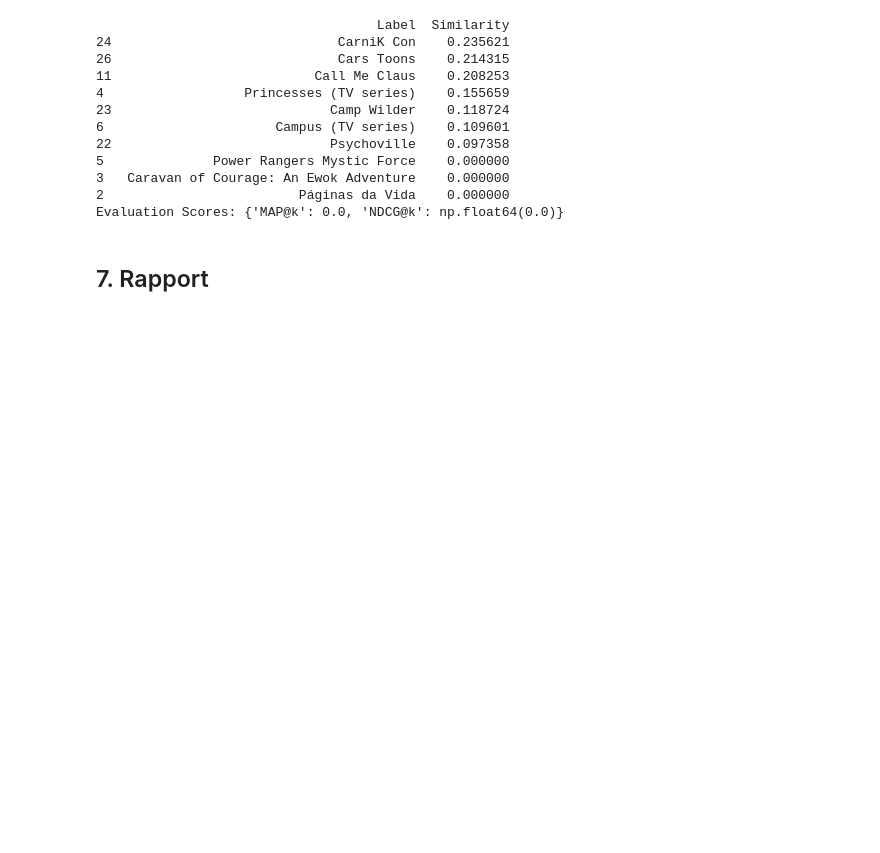
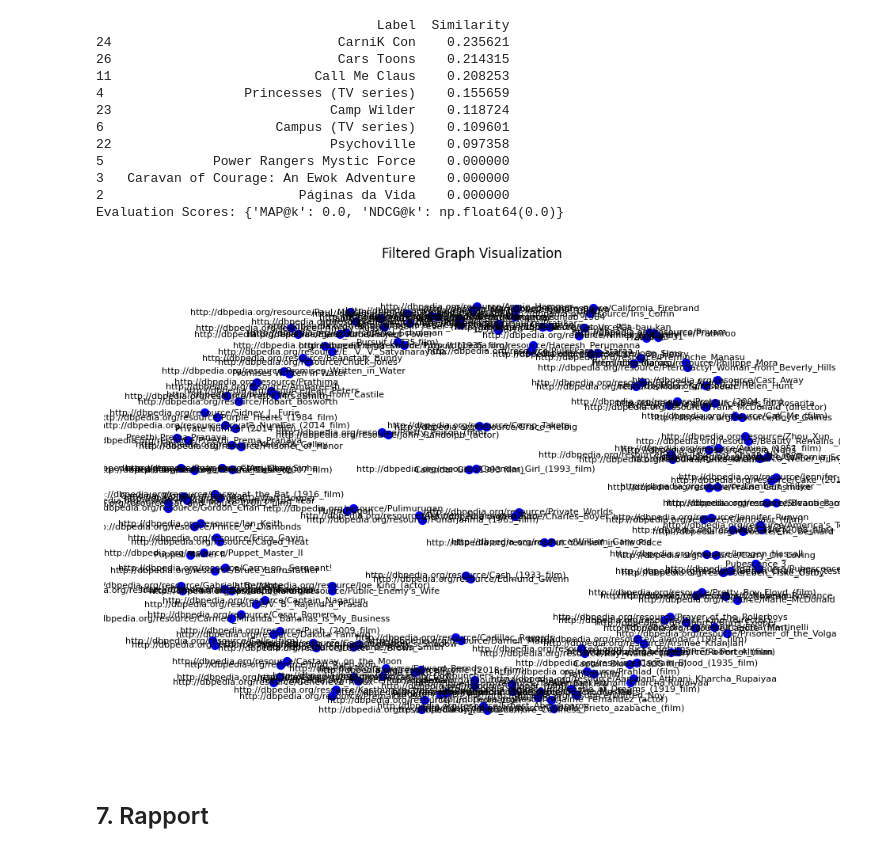
Before and after one commit to NimaNIKOOKAR/Web_Semantique_project, a Jupyter notebook: Mini_Projet_v3.ipynb, the cells around one changed output. Drawn from its saved outputs; the diff is of its cells as text; code cells hidden in the pictures; blank space fills up the shorter version.

```diff
--- a/Mini_Projet_v3.ipynb
+++ b/Mini_Projet_v3.ipynb
@@ -345,6 +345,47 @@ print(df_film_data.head())
 2          [Telenovela, Slice_of_life, Family_drama]
 3                                     [Fantasy_film]
 4                                           [Sitcom]
+# %%
+# Step 10: Visualize Filtered Graph
+def visualize_filtered_graph(graph, max_nodes=100):
+    """
+    Visualize a filtered RDF graph using NetworkX with improved readability.
+
+    Parameters:
+        graph (Graph): The RDFLib graph to visualize.
+        max_nodes (int): Maximum number of nodes to visualize for clarity.
+    """
+    # Convert the RDFLib graph to a NetworkX graph
+    nx_graph = nx.Graph()
+
+    # Add nodes and edges with filtering
+    node_count = 0
+    for s, p, o in graph:
+        if node_count >= max_nodes:
+            break
+        nx_graph.add_node(str(s), label=str(s))
+        nx_graph.add_node(str(o), label=str(o))
+        nx_graph.add_edge(str(s), str(o), label=str(p))
+        node_count += 1
+
+    # Apply a spring layout for better spacing
+    pos = nx.spring_layout(nx_graph, seed=42)
+
+    # Draw the graph with custom node and edge styles
+    plt.figure(figsize=(12, 8))
+    nx.draw_networkx_nodes(nx_graph, pos, node_size=50, node_color="blue")
+    nx.draw_networkx_edges(nx_graph, pos, edge_color="gray", alpha=0.5)
+    nx.draw_networkx_labels(
+        nx_graph,
+        pos,
+        labels={node: node for node in nx_graph.nodes()},
+        font_size=8,
+        font_color="black",
+    )
+
+    plt.title("Filtered Graph Visualization")
+    plt.axis("off")
+    plt.show()
 # %% [markdown]
 ## 4. Système de Recommandation
 # %% [markdown]
@@ -500,6 +541,10 @@ print("Evaluation Scores:", evaluation_scores)
 3   Caravan of Courage: An Ewok Adventure    0.000000
 2                         Páginas da Vida    0.000000
 Evaluation Scores: {'MAP@k': 0.0, 'NDCG@k': np.float64(0.0)}
+# %%
+visualize_filtered_graph(graph, max_nodes=100)
+# %% [output]
+[figure, added]
 # %% [markdown]
 ## 7. Rapport
 # %% [markdown]
```
